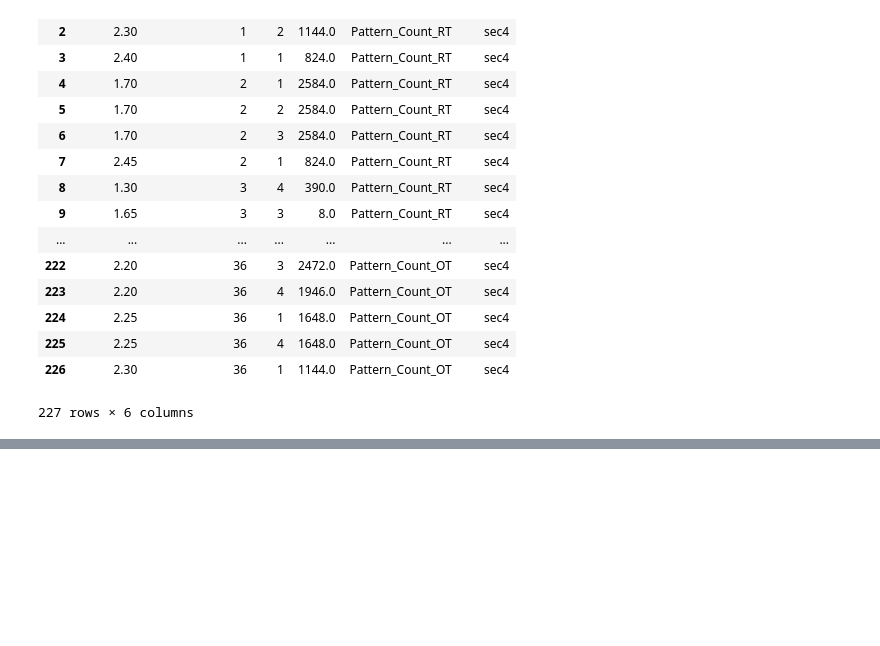
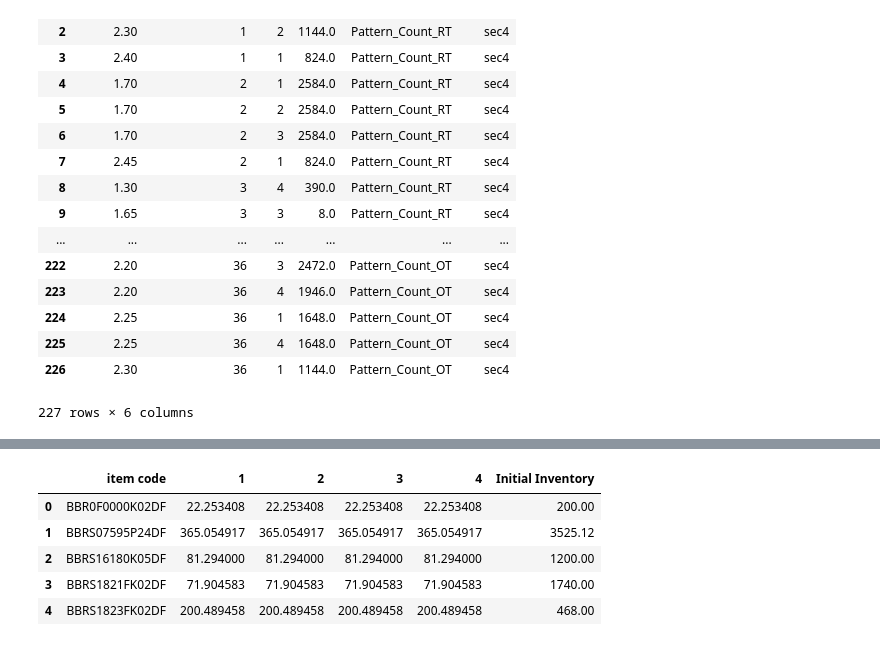
Before and after one commit to mohit-mhjn/byproduct_inventory_opt, a Jupyter notebook: PP_Model/data validation.ipynb, the cells around one changed output, grey strips where cells are left out. Cells and saved outputs as stored; diff of their text form; code cells hidden in the pictures; blank space fills up the shorter version.

```diff
--- a/PP_Model/data validation.ipynb
+++ b/PP_Model/data validation.ipynb
@@ -639,0 +710,14 @@ production_count
+# %%
+inven = pd.read_excel('Model_Input_Final.xlsm', sheetname="Initial_Inventory")
+demand_frozen = pd.read_excel('Model_Input_Final.xlsm', sheetname="Demand_Frozen")
+demand_frozen = demand_frozen.dropna(axis='columns', how='all')
+data_input = pd.merge(demand_frozen, inven[['item code', 'Initial Inventory']]
+                      , left_on=['item code'], right_on=['item code'], how='left')
+data_input.head()
+# %% [output]
+|  | item code | 1 | 2 | 3 | 4 | Initial Inventory |
+| 0 | BBR0F0000K02DF | 22.253408 | 22.253408 | 22.253408 | 22.253408 | 200.00 |
+| 1 | BBRS07595P24DF | 365.054917 | 365.054917 | 365.054917 | 365.054917 | 3525.12 |
+| 2 | BBRS16180K05DF | 81.294000 | 81.294000 | 81.294000 | 81.294000 | 1200.00 |
+| 3 | BBRS1821FK02DF | 71.904583 | 71.904583 | 71.904583 | 71.904583 | 1740.00 |
+| 4 | BBRS1823FK02DF | 200.489458 | 200.489458 | 200.489458 | 200.489458 | 468.00 |
```
Also changed, not shown: parts of 30 cells of this notebook, 6 other files.
